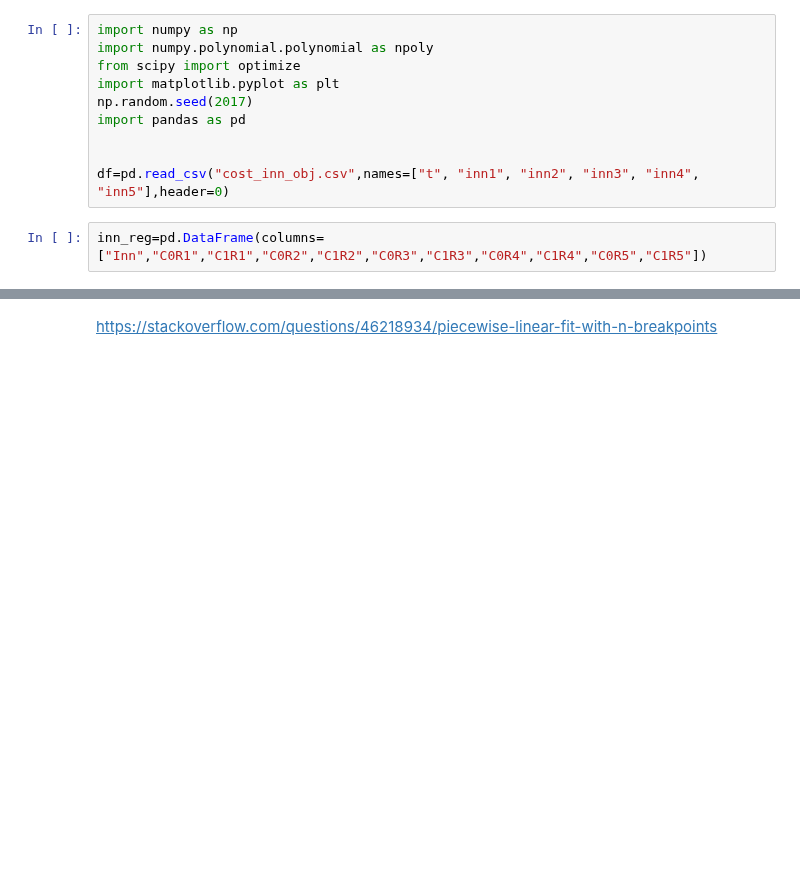
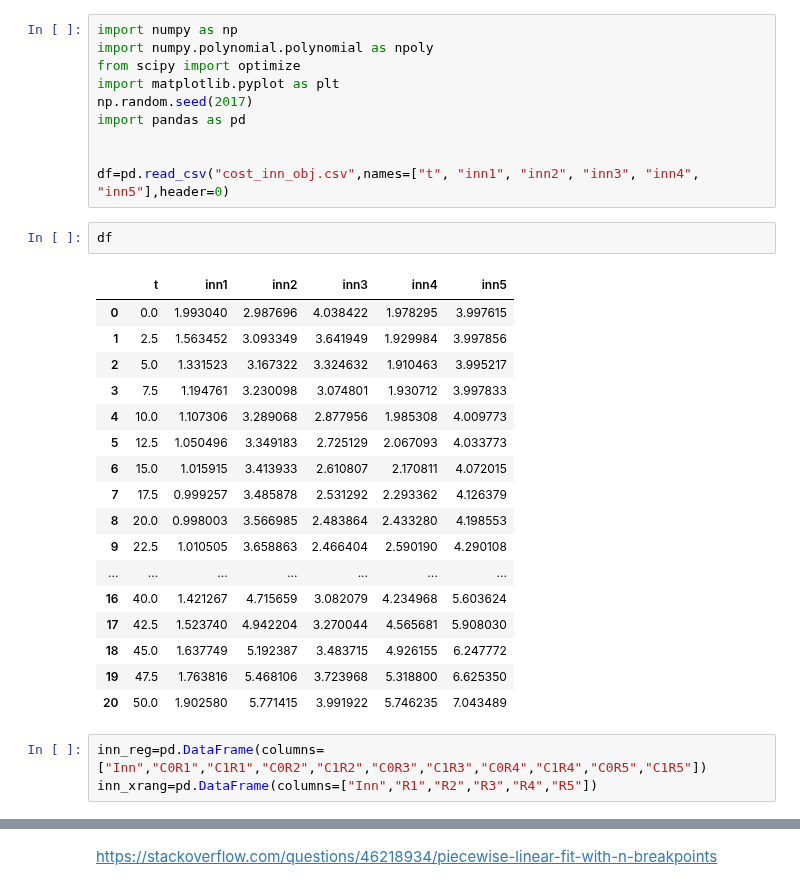
Before and after one commit to vyom-thakker/RoadmapsIAM, a Jupyter notebook: peicewise-approximator.ipynb, the cells around one changed output, grey strips where cells are left out. Drawn from its saved outputs; the diff is of its cells as text; blank space fills up the shorter version.

```diff
--- a/peicewise-approximator.ipynb
+++ b/peicewise-approximator.ipynb
@@ -8,8 +8,29 @@ import pandas as pd
 
 
 df=pd.read_csv("cost_inn_obj.csv",names=["t", "inn1", "inn2", "inn3", "inn4", "inn5"],header=0)
+# %%
+df
+# %% [output]
+|  | t | inn1 | inn2 | inn3 | inn4 | inn5 |
+| 0 | 0.0 | 1.993040 | 2.987696 | 4.038422 | 1.978295 | 3.997615 |
+| 1 | 2.5 | 1.563452 | 3.093349 | 3.641949 | 1.929984 | 3.997856 |
+| 2 | 5.0 | 1.331523 | 3.167322 | 3.324632 | 1.910463 | 3.995217 |
+| 3 | 7.5 | 1.194761 | 3.230098 | 3.074801 | 1.930712 | 3.997833 |
+| 4 | 10.0 | 1.107306 | 3.289068 | 2.877956 | 1.985308 | 4.009773 |
+| 5 | 12.5 | 1.050496 | 3.349183 | 2.725129 | 2.067093 | 4.033773 |
+| 6 | 15.0 | 1.015915 | 3.413933 | 2.610807 | 2.170811 | 4.072015 |
+| 7 | 17.5 | 0.999257 | 3.485878 | 2.531292 | 2.293362 | 4.126379 |
+| 8 | 20.0 | 0.998003 | 3.566985 | 2.483864 | 2.433280 | 4.198553 |
+| 9 | 22.5 | 1.010505 | 3.658863 | 2.466404 | 2.590190 | 4.290108 |
+| ... | ... | ... | ... | ... | ... | ... |
+| 16 | 40.0 | 1.421267 | 4.715659 | 3.082079 | 4.234968 | 5.603624 |
+| 17 | 42.5 | 1.523740 | 4.942204 | 3.270044 | 4.565681 | 5.908030 |
+| 18 | 45.0 | 1.637749 | 5.192387 | 3.483715 | 4.926155 | 6.247772 |
+| 19 | 47.5 | 1.763816 | 5.468106 | 3.723968 | 5.318800 | 6.625350 |
+| 20 | 50.0 | 1.902580 | 5.771415 | 3.991922 | 5.746235 | 7.043489 |
 # %%
 inn_reg=pd.DataFrame(columns=["Inn","C0R1","C1R1","C0R2","C1R2","C0R3","C1R3","C0R4","C1R4","C0R5","C1R5"])
+inn_xrang=pd.DataFrame(columns=["Inn","R1","R2","R3","R4","R5"])
 # %%
 #inn1
 inn=1
```
Also changed, not shown: parts of 8 cells of this notebook, 4 other files.
